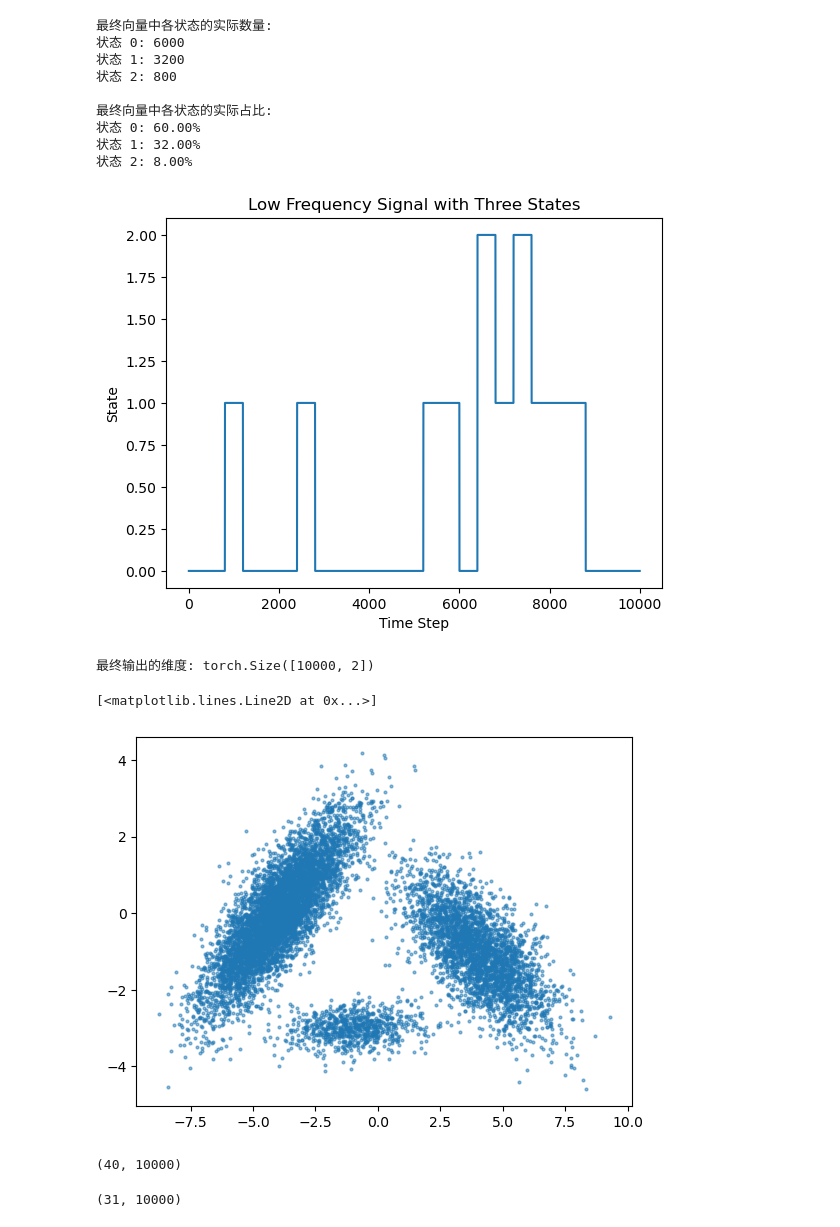
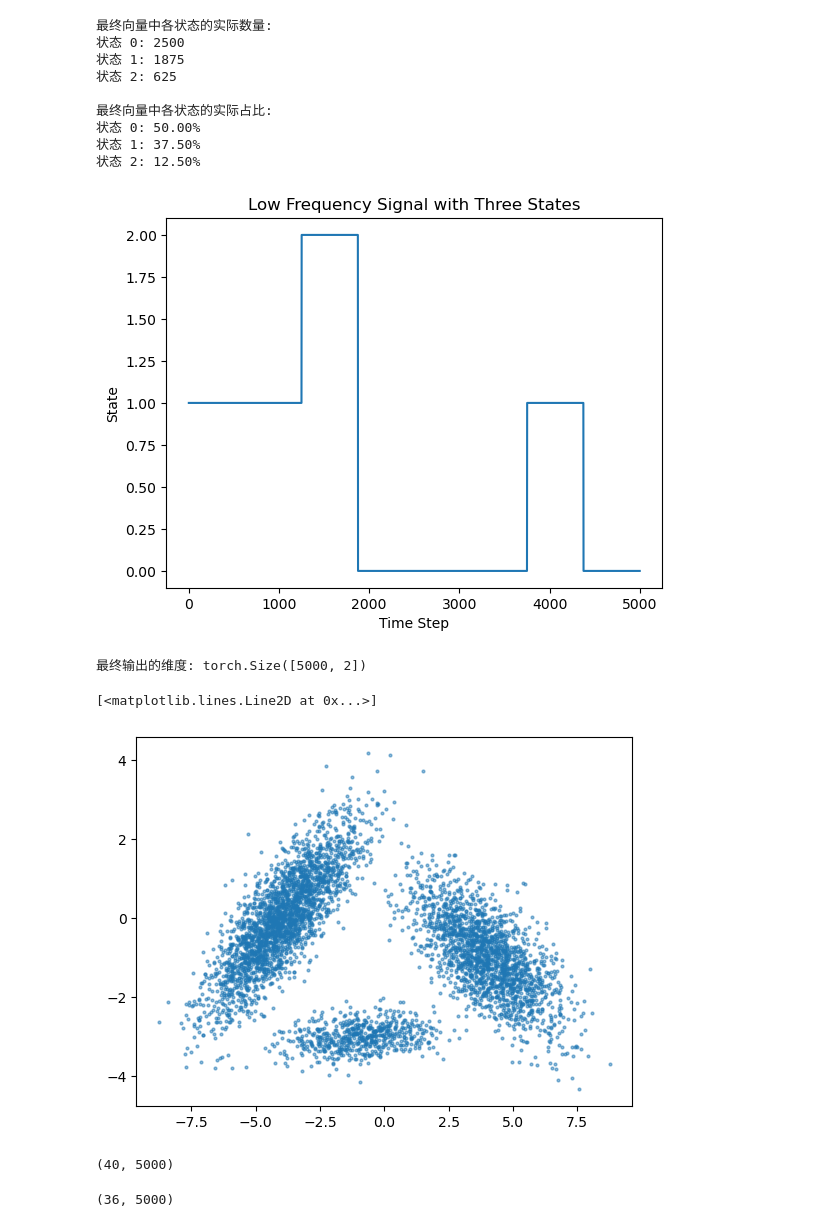
Before and after one commit to zczhang99/Non-stationary-time-series-identification, a Jupyter notebook: Two_Gaussian.ipynb, the cells around one changed output. Cells and saved outputs as stored; diff of their text form; code cells hidden in the pictures.

```diff
--- a/Two_Gaussian.ipynb
+++ b/Two_Gaussian.ipynb
@@ -51,59 +51,58 @@ $$
 \end{array}\right)
 $$
 # %%
-
 # 创建一个时间序列, 大致是在三个状态之间转换, 并控制转换的频率
 torch.manual_seed(61)
-n_steps = 10000
+n_steps = 5000
 
 # 状态切换的次数, 意味着扩展成n_steps个点后, 大约会有num_segments次状态切换, 保证了每段至少有n_steps/num_segments个点
-num_segments = 25
+num_segments = 8
 
-# 定义三个状态的权重 (5:3:1)
-weights = torch.tensor([5.0, 3.0, 1.0])
+# 定义三个状态的权重(占比)
+weights = torch.tensor([1.0, 1.0, 1.0])
 
 # 根据weights的权重比例随机抽取num_segments个样本
 low_frequency_signal = torch.multinomial(weights, num_segments, replacement=True)
 
-# "拉伸"低频信号, 使每段有n_steps/num_segments个点
+# "拉伸"states, 使每段有n_steps/num_segments个点
 segment_length = n_steps // num_segments
 states = torch.repeat_interleave(low_frequency_signal, segment_length)
 
 # 如果有余数，用最后一个状态的值填充，确保总长度为n_steps
 remainder = n_steps % num_segments
 if remainder != 0:
     states = torch.cat([states, torch.full((remainder,), int(low_frequency_signal[-1]))])
 
 
-#   计算并打印最终向量中每个状态的实际数量和占比
-actual_counts = torch.bincount(states, minlength=3) # minlength=3 确保0,1,2都有计数
+#   计算每个状态的实际数量和占比
+actual_counts = torch.bincount(states, minlength=3)
 print("\n最终向量中各状态的实际数量:")
 print(f"状态 0: {actual_counts[0].item()}")
 print(f"状态 1: {actual_counts[1].item()}")
 print(f"状态 2: {actual_counts[2].item()}")
 
 actual_proportions = actual_counts.float() / n_steps
 print("\n最终向量中各状态的实际占比:")
 print(f"状态 0: {actual_proportions[0].item():.2%}")
 print(f"状态 1: {actual_proportions[1].item():.2%}")
 print(f"状态 2: {actual_proportions[2].item():.2%}")
 
 plt.plot(states.numpy())
 plt.title("Low Frequency Signal with Three States")
 plt.xlabel("Time Step")
 plt.ylabel("State")
 plt.show()
 # %% [output]
 最终向量中各状态的实际数量:
-状态 0: 6000
-状态 1: 3200
-状态 2: 800
+状态 0: 2500
+状态 1: 1875
+状态 2: 625
 
 最终向量中各状态的实际占比:
-状态 0: 60.00%
-状态 1: 32.00%
-状态 2: 8.00%
+状态 0: 50.00%
+状态 1: 37.50%
+状态 2: 12.50%
-[figure, old version]
+[figure, new version]
 # %%
 mu_0 = torch.tensor([-4,0], dtype=torch.float32)
 sigma_0 = torch.tensor([[2,1.4],[1.4,1.5]], dtype=torch.float32)
@@ -143,12 +142,12 @@ Xt[mask_2] = dist_2.sample((mask_2.sum(),))
 
 print("最终输出的维度:", Xt.shape)
 # %% [output]
-最终输出的维度: torch.Size([10000, 2])
+最终输出的维度: torch.Size([5000, 2])
 # %%
 plt.plot(Xt[:,0], Xt[:,1], 'o', markersize=2, alpha=0.5)
 # %% [output]
 [<matplotlib.lines.Line2D at 0x...>]
-[figure, old version]
+[figure, new version]
 # %%
 # Random Fourier Feature
 
@@ -191,7 +190,7 @@ transformed_Xt = M_RFF_Koopman(Xt, omega)
 
 print(transformed_Xt.shape)  # (2*p, n_steps)
 # %% [output]
-(40, 10000)
+(40, 5000)
 # %%
 # PCA Whitening, 加入特征函数1(x)
 
@@ -234,7 +233,7 @@ whitened_Xt = L_pca.T @ (transformed_Xt - mean_pca)
 
 print(whitened_Xt.shape)  # (r, 10000)
 # %% [output]
-(31, 10000)
+(36, 5000)
 # %%
 # 验证协方差矩阵
 cov_original = np.cov(transformed_Xt)
```
Also changed, not shown: parts of 17 cells of this notebook.
